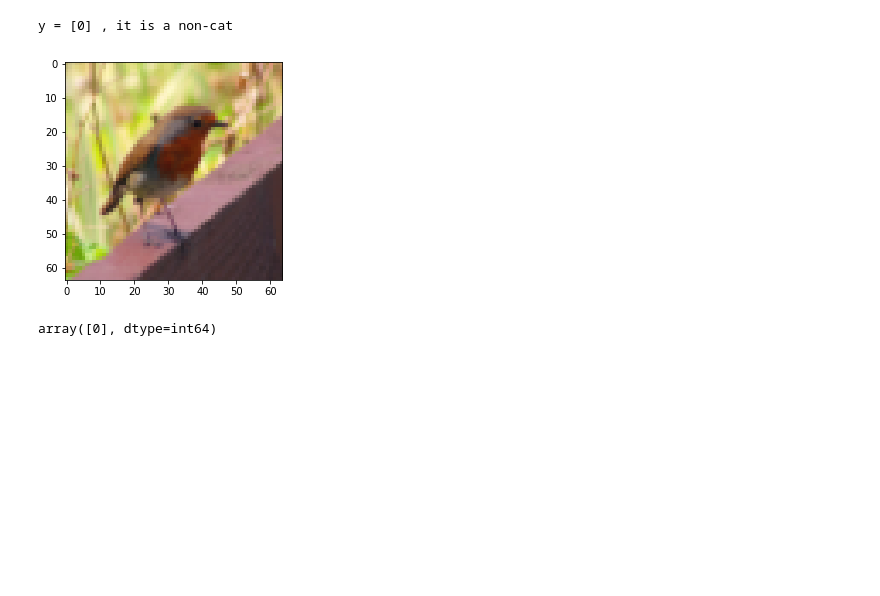
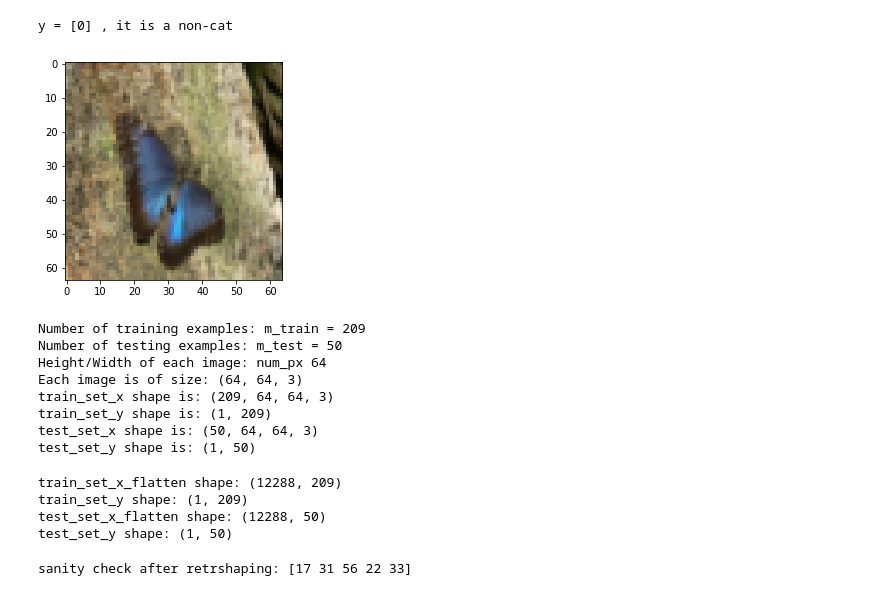
Before and after one commit to 23editorcs/OpenCourses, a Jupyter notebook: DeepLearning/01_Logistic_Regression/Logistic-Re.ipynb, the cells around one changed output. Saved outputs shown, nothing was run; the diff lists cells and outputs as text; code cells hidden in the pictures; blank space fills up the shorter version.

```diff
--- a/DeepLearning/01_Logistic_Regression/Logistic-Re.ipynb
+++ b/DeepLearning/01_Logistic_Regression/Logistic-Re.ipynb
@@ -9,7 +10,21 @@ from lr_utils import load_dataset
 
 %matplotlib inline
+# %%
+def load_dataset():
+    train_dataset = h5py.File('datasets/train_catvnoncat.h5', "r")
+    train_set_x_orig = np.array(train_dataset["train_set_x"][:]) # your train set features
+    train_set_y_orig = np.array(train_dataset["train_set_y"][:]) # ttrain set labels
+
+    test_dataset = h5py.File('datasets/test_catvnoncat.h5', "r")
+    test_set_x_orig = np.array(test_dataset["test_set_x"][:]) # test set features
+    test_set_y_orig = np.array(test_dataset["test_set_y"][:]) # test set labels
+
+    classes = np.array(test_dataset["list_classes"][:]) # the list of classes
+
+    train_set_y_orig = train_set_y_orig.reshape((1, train_set_y_orig.shape[0])) # change to row vector
+    test_set_y_orig = test_set_y_orig.reshape((1, test_set_y_orig.shape[0])) # change to row vector
+
+    return train_set_x_orig, train_set_y_orig, test_set_x_orig, test_set_y_orig, classes
 # %%
 # loading the data from h5 file
-import h5py
-
-train_set_x_orig, train_set_y_orig, test_set_x_orig, test_set_y_orig, classes = load_dataset()
+train_set_x_orig, train_set_y, test_set_x_orig, test_set_y, classes = load_dataset()
@@ -18,16 +31,51 @@ np.squeeze?
 # %%
 # example a picture from train set
-index = 10
-
+index = 51
 
 plt.imshow(train_set_x_orig[index])
-
-print("y = " + str(train_set_y_orig[:, index]) + " , it is a " + classes[np.squeeze(train_set_y_orig[:, index])].decode("utf-8"))
+print("y = " + str(train_set_y[:, index]) + " , it is a " + classes[np.squeeze(train_set_y[:, index])].decode("utf-8"))
 # %% [output]
 y = [0] , it is a non-cat
-[figure, old version]
+[figure, new version]
-# %%
-train_set_y_orig[:, index]
-#print(np.squeeze(train_set_y_orig[:, index]))
-# %% [output]
-array([0], dtype=int64)
+# %%
+m_train = train_set_x_orig.shape[0]
+m_test = test_set_x_orig.shape[0]
+num_px = train_set_x_orig.shape[1]
+
+print("Number of training examples: m_train = " + str(m_train))
+print("Number of testing examples: m_test = " + str(m_test))
+print("Height/Width of each image: num_px " + str(num_px))
+print("Each image is of size: (" + str(num_px) + ", " + str(num_px) + ", 3)" )
+print("train_set_x shape is: " + str(train_set_x_orig.shape))
+print("train_set_y shape is: " + str(train_set_y.shape))
+print("test_set_x shape is: " + str(test_set_x_orig.shape))
+print("test_set_y shape is: " + str(test_set_y.shape))
+# %% [output]
+Number of training examples: m_train = 209
+Number of testing examples: m_test = 50
+Height/Width of each image: num_px 64
+Each image is of size: (64, 64, 3)
+train_set_x shape is: (209, 64, 64, 3)
+train_set_y shape is: (1, 209)
+test_set_x shape is: (50, 64, 64, 3)
+test_set_y shape is: (1, 50)
+# %%
+# Reshape the training and test examples
+
+train_set_x_flatten = train_set_x_orig.reshape(train_set_x_orig.shape[0], -1).T
+test_set_x_flatten = test_set_x_orig.reshape(test_set_x_orig.shape[0], -1).T
+
+print("train_set_x_flatten shape: " + str(train_set_x_flatten.shape))
+print("train_set_y shape: " + str(train_set_y.shape))
+print("test_set_x_flatten shape: " + str(test_set_x_flatten.shape))
+print("test_set_y shape: " + str(test_set_y.shape))
+# %% [output]
+train_set_x_flatten shape: (12288, 209)
+train_set_y shape: (1, 209)
+test_set_x_flatten shape: (12288, 50)
+test_set_y shape: (1, 50)
+# %%
+# sanity check
+print("sanity check after retrshaping: " + str(train_set_x_flatten[0:5, 0]))
+# %% [output]
+sanity check after retrshaping: [17 31 56 22 33]
```
Also changed, not shown: parts of 27 cells of this notebook, 1 other file.
